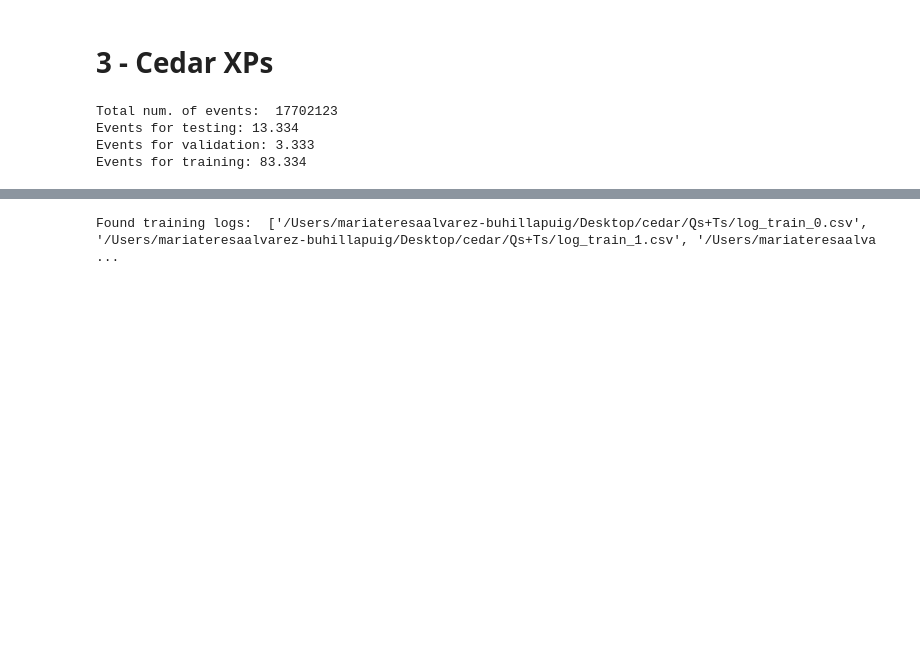
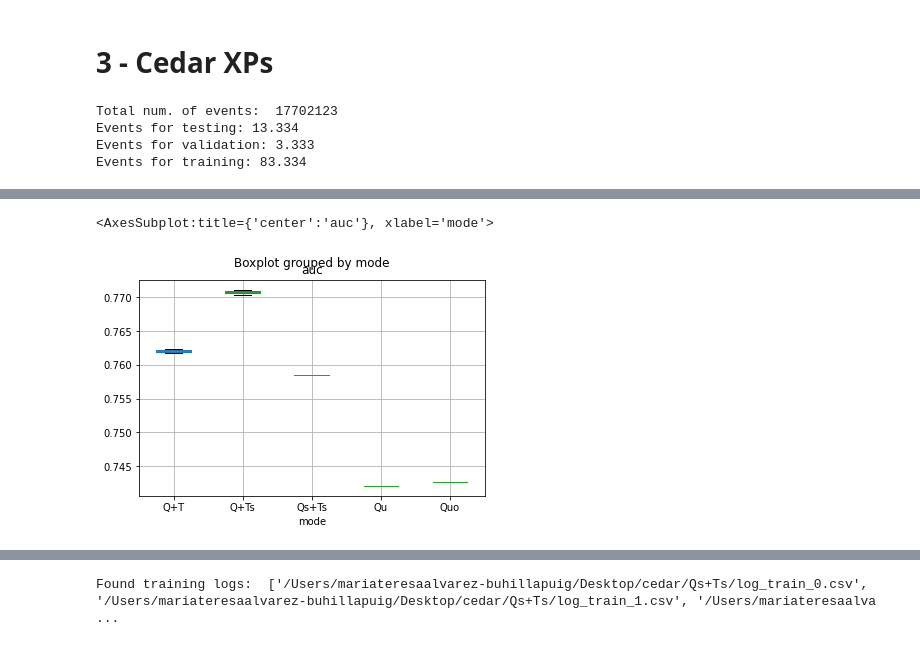
Before and after one commit to inakierregueab/WatChMaL, a Jupyter notebook: notebooks/time_as_channel/exploration_time.ipynb, the cells around one changed output, grey strips where cells are left out. Cells and saved outputs as stored; diff of their text form; code cells hidden in the pictures; blank space fills up the shorter version.

```diff
--- a/notebooks/time_as_channel/exploration_time.ipynb
+++ b/notebooks/time_as_channel/exploration_time.ipynb
@@ -179,0 +183,14 @@ df.head(len(subfolders))
+# %%
+df['mode'] = np.where(df['model'].str.contains(r'Q\+Ts', regex=True), 'Q+Ts',
+                      np.where(df['model'].str.contains(r'Q\+T', regex=True),'Q+T',
+                               np.where(df['model'].str.contains(r'Qs\+Ts', regex=True),'Qs+Ts',
+                                        np.where(df['model'].str.contains(r'Quo', regex=True),'Quo','Qu'))))
+
+df.sort_values(by='total_score', inplace=True, ascending=False)
+df = df[['mode','log_loss', 'acc', 'f1', 'auc','total_score']].reset_index(drop=True)
+
+df_groupped = df.groupby('mode').mean()
+df_groupped.sort_values(by='auc', inplace=True, ascending=False)
+df_groupped['auc_std'] = df.groupby('mode')['auc'].std()
+df_groupped['xps'] = df.groupby('mode')['auc'].count()
+df_groupped
@@ -180 +205,6 @@ df.head(len(subfolders))
+# %%
+df.boxplot(column='auc', by='mode')
+# %% [output]
+<AxesSubplot:title={'center':'auc'}, xlabel='mode'>
+[figure, added]
 # %%
```
Also changed, not shown: parts of 10 cells of this notebook, 1 other file.
